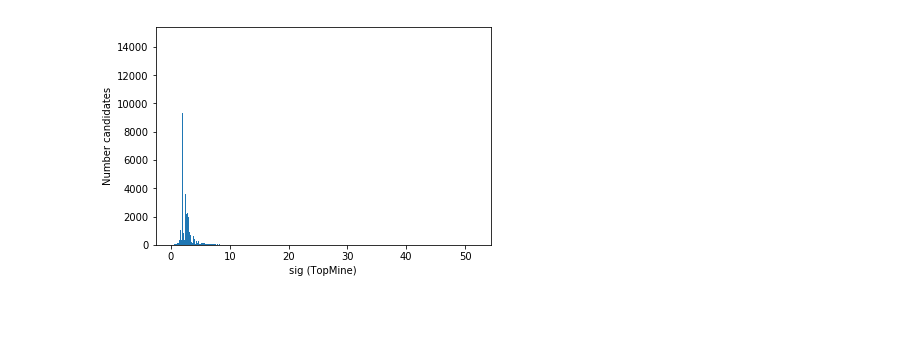
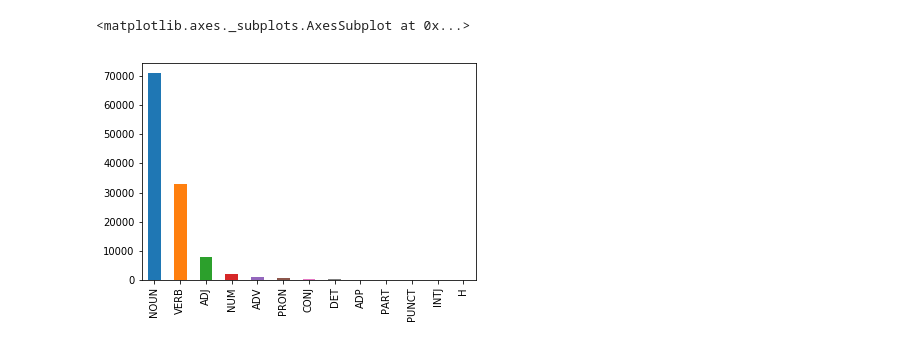
Before and after one commit to arinaaageeva/automatic_topic_labelling, a Jupyter notebook: notebooks/Step4_LabelCandidateExtract.ipynb, the cells around one changed output. Cells and saved outputs as stored; diff of their text form; code cells hidden in the pictures; blank space fills up the shorter version.

```diff
--- a/notebooks/Step4_LabelCandidateExtract.ipynb
+++ b/notebooks/Step4_LabelCandidateExtract.ipynb
@@ -114,8 +135,6 @@ candidate_lemmas.to_csv('../data/interim/candidate_lemmas.csv', index=False)
-# %%
-plt.figure()
-plt.hist(candidates.groupby('lemma_id').sig.mean().values, bins=1000)
-plt.ylabel('Number candidates')
-plt.xlabel('sig (TopMine)')
-plt.show()
-# %% [output]
-[figure, removed]
+# %%
+main_poses = candidates.groupby('lemma_id').main_pos.apply(lambda x: pd.value_counts(x).idxmax())
+main_poses.value_counts().plot.bar()
+# %% [output]
+<matplotlib.axes._subplots.AxesSubplot at 0x...>
+[figure, added]
```
Also changed, not shown: parts of 14 cells of this notebook, 1 other file.
